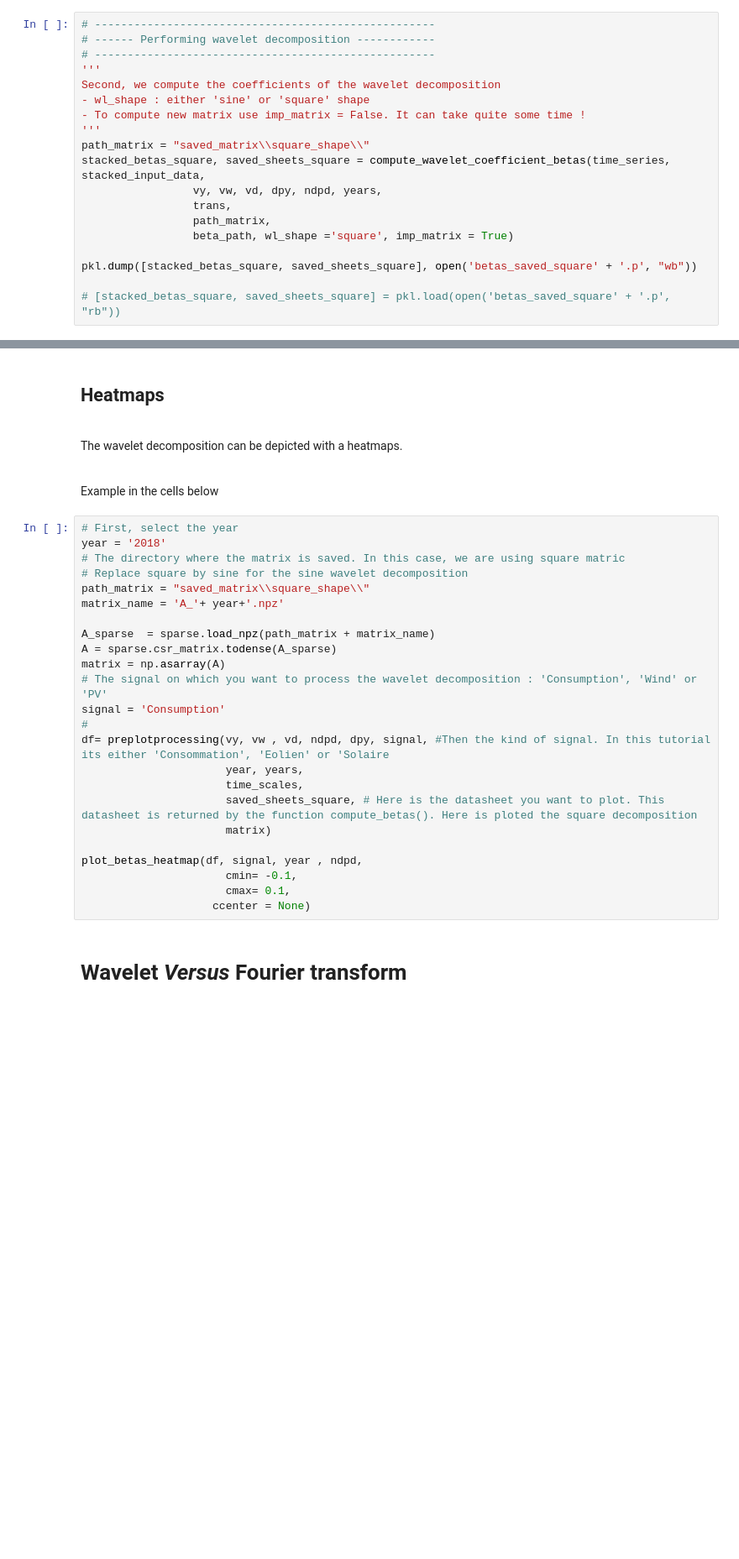
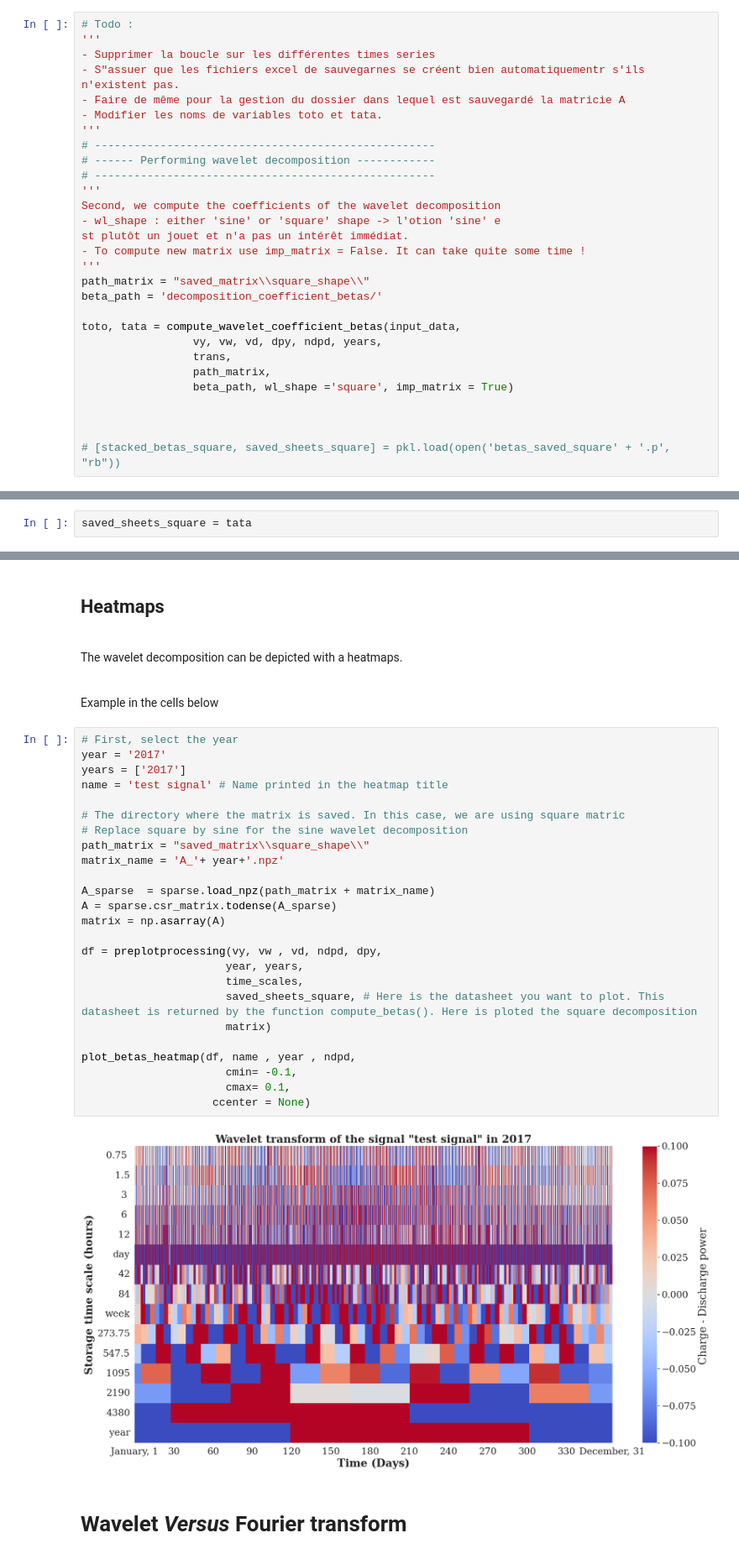
Before and after one commit to jus6du/wavelet_decomposition, a Jupyter notebook: tutorial.ipynb, the cells around one changed output, grey strips where cells are left out. Shown at 84% size. Saved outputs shown, nothing was run; the diff lists cells and outputs as text; blank space fills up the shorter version.

Commit message:
ongoing modifications. The tutorial is now working, but it still needs to be cleaned.

```diff
--- a/tutorial.ipynb
+++ b/tutorial.ipynb
@@ -172,22 +165,32 @@ else:
 # %% [output]
 Loading existing translation file: c:\Users\ac252489\wavelet_decomposition\translation/results_translation.pkl
 # %%
+# Todo :
+'''
+- Supprimer la boucle sur les différentes times series
+- S"assuer que les fichiers excel de sauvegarnes se créent bien automatiquementr s'ils n'existent pas.
+- Faire de même pour la gestion du dossier dans lequel est sauvegardé la matricie A
+- Modifier les noms de variables toto et tata.
+'''
 # ----------------------------------------------------
 # ------ Performing wavelet decomposition ------------
 # ----------------------------------------------------
 '''
 Second, we compute the coefficients of the wavelet decomposition
-- wl_shape : either 'sine' or 'square' shape
+- wl_shape : either 'sine' or 'square' shape -> l'otion 'sine' e
+st plutôt un jouet et n'a pas un intérêt immédiat.
 - To compute new matrix use imp_matrix = False. It can take quite some time !
 '''
 path_matrix = "saved_matrix\\square_shape\\"
-stacked_betas_square, saved_sheets_square = compute_wavelet_coefficient_betas(time_series, stacked_input_data,
+beta_path = 'decomposition_coefficient_betas/'
+
+toto, tata = compute_wavelet_coefficient_betas(input_data,
                  vy, vw, vd, dpy, ndpd, years,
                  trans,
                  path_matrix,
                  beta_path, wl_shape ='square', imp_matrix = True)
 
-pkl.dump([stacked_betas_square, saved_sheets_square], open('betas_saved_square' + '.p', "wb"))
+
 
 # [stacked_betas_square, saved_sheets_square] = pkl.load(open('betas_saved_square' + '.p', "rb"))
 # %% [output]
@@ -201,4 +210,6 @@ NameError: name 'compute_wavelet_coefficient_betas' is not defined
 #                       cmin= -0.1,
 #                       cmax= 0.1,
 #                     ccenter = None)
+# %%
+saved_sheets_square = tata
 # %%
@@ -221,28 +235,31 @@ The wavelet decomposition can be depicted with a heatmaps.
 Example in the cells below
 # %%
 # First, select the year
-year = '2018'
+year = '2017'
+years = ['2017']
+name = 'test signal' # Name printed in the heatmap title
+
 # The directory where the matrix is saved. In this case, we are using square matric
 # Replace square by sine for the sine wavelet decomposition
 path_matrix = "saved_matrix\\square_shape\\"
 matrix_name = 'A_'+ year+'.npz'
 
 A_sparse  = sparse.load_npz(path_matrix + matrix_name)
 A = sparse.csr_matrix.todense(A_sparse)
 matrix = np.asarray(A)
-# The signal on which you want to process the wavelet decomposition : 'Consumption', 'Wind' or 'PV'
-signal = 'Consumption'
-#
-df= preplotprocessing(vy, vw , vd, ndpd, dpy, signal, #Then the kind of signal. In this tutorial its either 'Consommation', 'Eolien' or 'Solaire
+
+df = preplotprocessing(vy, vw , vd, ndpd, dpy,
                       year, years,
                       time_scales,
                       saved_sheets_square, # Here is the datasheet you want to plot. This datasheet is returned by the function compute_betas(). Here is ploted the square decomposition
                       matrix)
 
-plot_betas_heatmap(df, signal, year , ndpd,
+plot_betas_heatmap(df, name , year , ndpd,
                       cmin= -0.1,
                       cmax= 0.1,
                     ccenter = None)
+# %% [output]
+[figure, added]
 # %% [markdown]
 # Wavelet _Versus_ Fourier transform
 # %%
```
Also changed, not shown: parts of 6 cells of this notebook, 8 other files.
